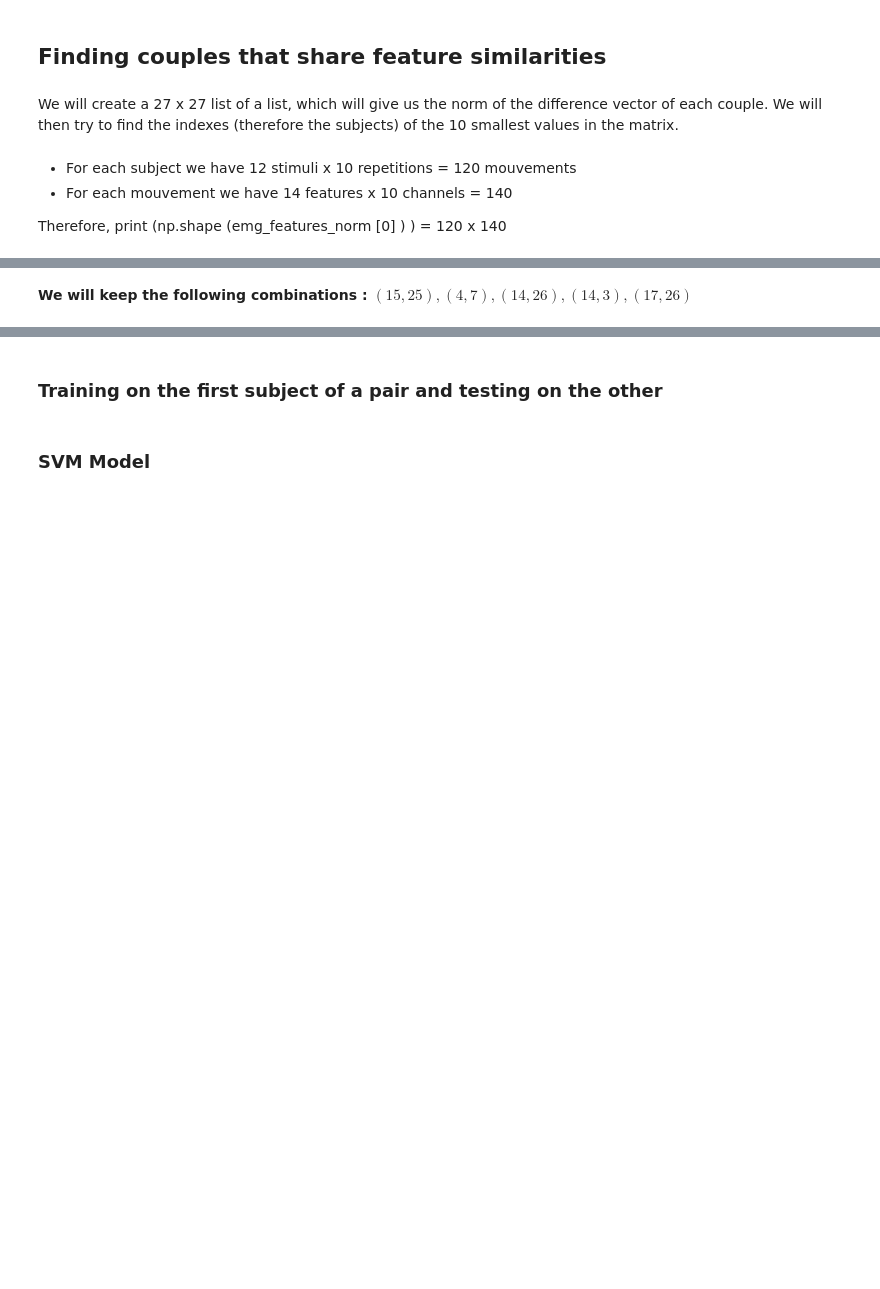
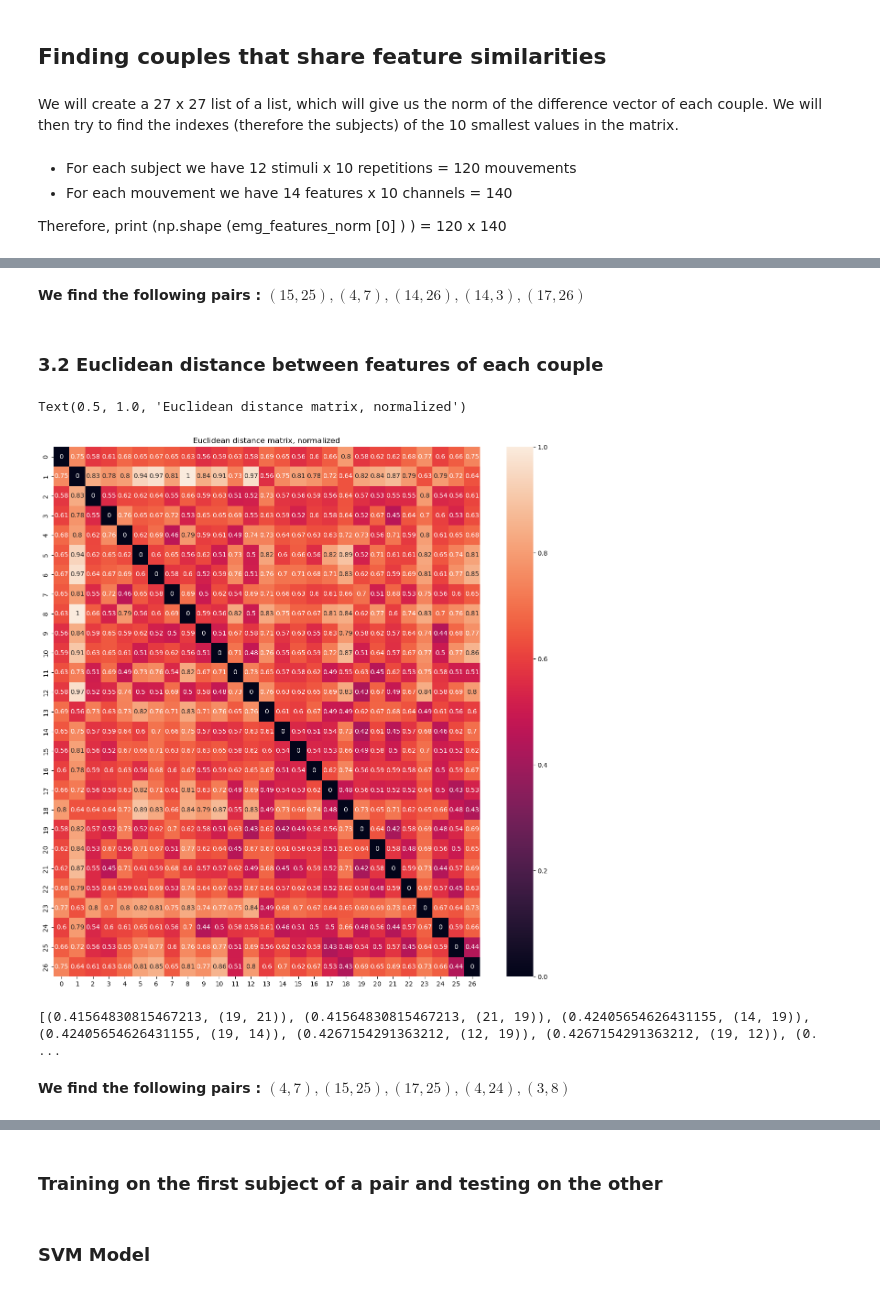
Before and after one commit to mkondracki/miniproject3, a Jupyter notebook: max_code.ipynb, the cells around one changed output, grey strips where cells are left out. Cells and saved outputs as stored; diff of their text form; code cells hidden in the pictures; blank space fills up the shorter version.

```diff
--- a/max_code.ipynb
+++ b/max_code.ipynb
@@ -792,2 +799,4 @@ np.unravel_index(similarities_find_max.argmax(), similarities_find_max.shape)
 # %% [markdown]
-**We will keep the following combinations :  $(15, 25) , (4, 7)  , (14, 26)  ,  (14, 3)  ,  (17, 26)$**
+**We find the following pairs :  $(15, 25) , (4, 7)  , (14, 26)  ,  (14, 3)  ,  (17, 26)$**
+# %% [markdown]
+### 3.2 Euclidean distance between features of each couple
@@ -793,0 +805,43 @@ np.unravel_index(similarities_find_max.argmax(), similarities_find_max.shape)
+# %%
+D=np.zeros((27, 16800))
+for n in range(n_subj):
+    D[n]=emg_features_norm[n].flatten().T
+
+dist_mat = distance_matrix(D, D, p=1)
+dist_mat = dist_mat/np.max(dist_mat)
+# %%
+fig, ax = plt.subplots(figsize=(15, 15))
+sns.heatmap(data=dist_mat, ax=ax, annot=True)
+plt.title("Euclidean distance matrix, normalized")
+# %% [output]
+Text(0.5, 1.0, 'Euclidean distance matrix, normalized')
+[figure, added]
+# %%
+# Initialize a list to keep track of the 10 smallest values and their indexes
+min_values = []
+# remove diagaonals
+similarities_find_max = dist_mat
+for i in range(similarities_find_max.shape[0]):
+    for j in range(similarities_find_max.shape[1]):
+        if(i==j):
+            similarities_find_max[i][j] = 100
+
+# Iterate over the rows and columns of the table
+for i in range(len(similarities_find_max)):
+    for j in range(len(similarities_find_max[i])):
+        # Add the current value and its indexes to the list
+        min_values.append((similarities_find_max[i][j], (i, j)))
+
+        # Sort the list in ascending order based on the values
+        min_values = sorted(min_values, key=lambda x: x[0])
+
+        # If the list has more than 10 elements, remove the last element
+        if len(min_values) > 10:
+            min_values.pop()
+
+# Print the 10 pairs of indexes with the minimum value
+print(min_values[:10])
+# %% [output]
+[(0.41564830815467213, (19, 21)), (0.41564830815467213, (21, 19)), (0.42405654626431155, (14, 19)), (0.42405654626431155, (19, 14)), (0.4267154291363212, (12, 19)), (0.4267154291363212, (19, 12)), (0. ...
+# %% [markdown]
+**We find the following pairs :  $(4, 7), (15, 25)  , (17, 25), (4, 24),  (3, 8)$**
```
Also changed, not shown: parts of 54 cells of this notebook.
